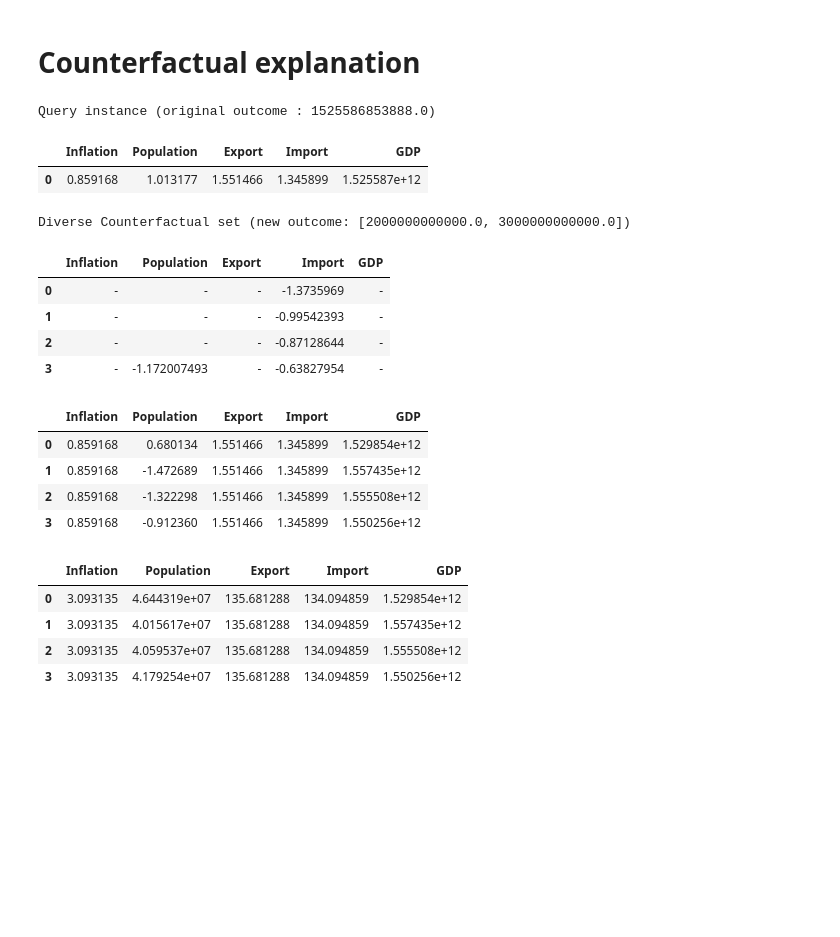
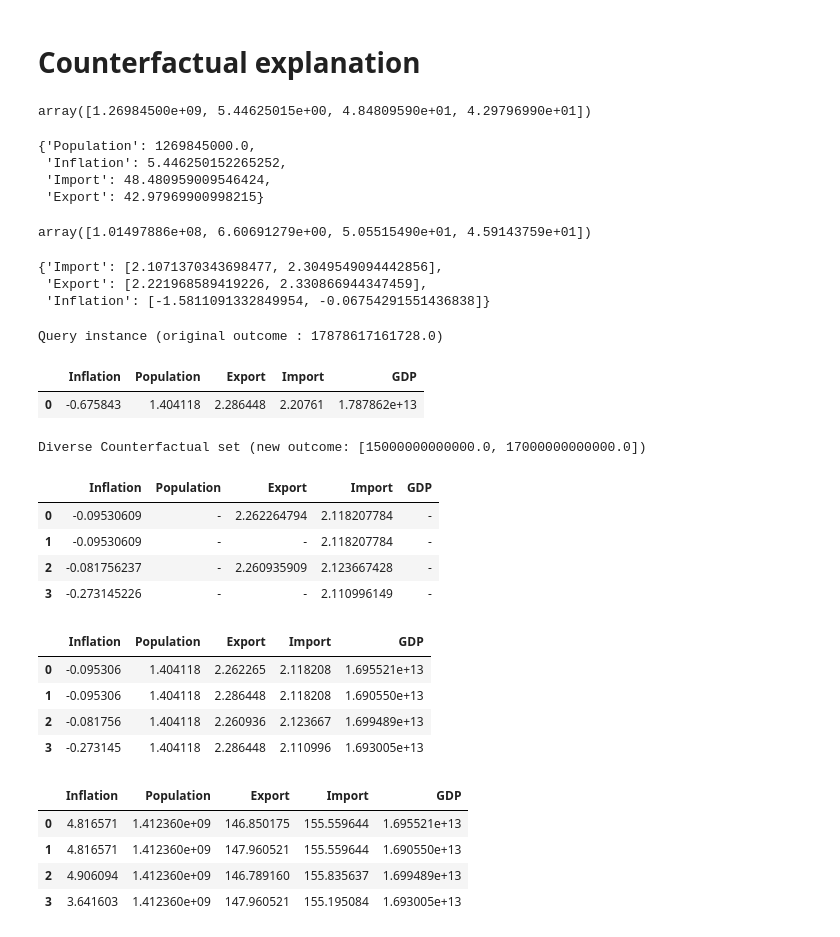
Before and after one commit to Hossein-John/Clustering-Economic-Drivers, a Jupyter notebook: Models/Separate Standardization for Each Country/Counterfactual Explanations.ipynb, the cells around one changed output. Cells and saved outputs as stored; diff of their text form; code cells hidden in the pictures; blank space fills up the shorter version.

```diff
--- a/Models/Separate Standardization for Each Country/Counterfactual Explanations.ipynb
+++ b/Models/Separate Standardization for Each Country/Counterfactual Explanations.ipynb
@@ -28,7 +28,7 @@ main_data
 |  | 2021 | 98.546105 | 15797210.0 | 2.724052e+10 | 185.806800 | 118.756526 |
 7686 rows × 5 columns
 # %%
-country_data = main_data.loc['ESP']
+country_data = main_data.loc['CHN']
 country_data
 # %% [output]
 |  | Inflation | Population | GDP | Export | Import |
@@ -78,58 +78,95 @@ country_data
 # %% [markdown]
 # Counterfactual explanation
+# %%
+scaler.mean_
+# %% [output]
+array([1.26984500e+09, 5.44625015e+00, 4.84809590e+01, 4.29796990e+01])
+# %%
+mean_dict
+# %% [output]
+{'Population': 1269845000.0,
+ 'Inflation': 5.446250152265252,
+ 'Import': 48.480959009546424,
+ 'Export': 42.97969900998215}
+# %%
+scaler.scale_
+# %% [output]
+array([1.01497886e+08, 6.60691279e+00, 5.05515490e+01, 4.59143759e+01])
 # %%
 import dice_ml
 from dice_ml.utils import helpers
+# %%
+feature_names = ['Population', 'Inflation', 'Import', 'Export']
+
+mean_dict = dict(zip(feature_names, scaler.mean_))
+std_dict = dict(zip(feature_names, scaler.scale_))
+
+original_ranges = {
+    'Import': (155, 165),
+    'Export': (145, 150),
+    'Inflation': (-5, 5),
+}
+
+permitted_range_scaled = {
+    feature: [(value - mean_dict[feature]) / std_dict[feature] for value in original_ranges[feature]]
+    for feature in original_ranges
+}
+# %%
+permitted_range_scaled
+# %% [output]
+{'Import': [2.1071370343698477, 2.3049549094442856],
+ 'Export': [2.221968589419226, 2.330866944347459],
+ 'Inflation': [-1.5811091332849954, -0.06754291551436838]}
 # %%
 import dice_ml
 from dice_ml.utils import helpers
 
 d = dice_ml.Data(dataframe=country_data, continuous_features=['Population', 'Inflation', 'Import', 'Export'], outcome_name='GDP')
 
 m = dice_ml.Model(model=model, backend='sklearn', model_type='regressor')
 
 exp = dice_ml.Dice(d, m)
 
 query_instance = country_data.drop(columns="GDP").loc[2021:2021]
 
 
-desired_range = [2e+12, 3e+12]
+desired_range = [1.5e+13, 1.7e+13]
 
-features_to_vary = ['Population', 'Inflation', 'Import', 'Export']
-#permitted_range = {'Population':[0, 10000e6], 'Inflation':[0,20]}
+features_to_vary = ['Inflation', 'Import', 'Export']
 
 dice_exp = exp.generate_counterfactuals(query_instance, total_CFs=4,
+                                        permitted_range=permitted_range_scaled,
                                         features_to_vary=features_to_vary,
                                         desired_range=desired_range)
 
 dice_exp.visualize_as_dataframe(show_only_changes=True)
 # %% [output]
-Query instance (original outcome : 1525586853888.0)
+Query instance (original outcome : 17878617161728.0)
 |  | Inflation | Population | Export | Import | GDP |
-| 0 | 0.859168 | 1.013177 | 1.551466 | 1.345899 | 1.525587e+12 |
+| 0 | -0.675843 | 1.404118 | 2.286448 | 2.20761 | 1.787862e+13 |
-Diverse Counterfactual set (new outcome: [2000000000000.0, 3000000000000.0])
+Diverse Counterfactual set (new outcome: [15000000000000.0, 17000000000000.0])
 |  | Inflation | Population | Export | Import | GDP |
-| 0 | - | - | - | -1.3735969 | - |
-| 1 | - | - | - | -0.99542393 | - |
-| 2 | - | - | - | -0.87128644 | - |
-| 3 | - | -1.172007493 | - | -0.63827954 | - |
+| 0 | -0.09530609 | - | 2.262264794 | 2.118207784 | - |
+| 1 | -0.09530609 | - | - | 2.118207784 | - |
+| 2 | -0.081756237 | - | 2.260935909 | 2.123667428 | - |
+| 3 | -0.273145226 | - | - | 2.110996149 | - |
 # %%
 cf_df = dice_exp.cf_examples_list[0].final_cfs_df
 # %%
 cf_df
 # %% [output]
 |  | Inflation | Population | Export | Import | GDP |
-| 0 | 0.859168 | 0.680134 | 1.551466 | 1.345899 | 1.529854e+12 |
-| 1 | 0.859168 | -1.472689 | 1.551466 | 1.345899 | 1.557435e+12 |
-| 2 | 0.859168 | -1.322298 | 1.551466 | 1.345899 | 1.555508e+12 |
-| 3 | 0.859168 | -0.912360 | 1.551466 | 1.345899 | 1.550256e+12 |
+| 0 | -0.095306 | 1.404118 | 2.262265 | 2.118208 | 1.695521e+13 |
+| 1 | -0.095306 | 1.404118 | 2.286448 | 2.118208 | 1.690550e+13 |
+| 2 | -0.081756 | 1.404118 | 2.260936 | 2.123667 | 1.699489e+13 |
+| 3 | -0.273145 | 1.404118 | 2.286448 | 2.110996 | 1.693005e+13 |
 # %%
 cf_df[features_columns] = scaler.inverse_transform(cf_df[features_columns])
 # %%
 cf_df
 # %% [output]
 |  | Inflation | Population | Export | Import | GDP |
-| 0 | 3.093135 | 4.644319e+07 | 135.681288 | 134.094859 | 1.529854e+12 |
-| 1 | 3.093135 | 4.015617e+07 | 135.681288 | 134.094859 | 1.557435e+12 |
-| 2 | 3.093135 | 4.059537e+07 | 135.681288 | 134.094859 | 1.555508e+12 |
-| 3 | 3.093135 | 4.179254e+07 | 135.681288 | 134.094859 | 1.550256e+12 |
+| 0 | 4.816571 | 1.412360e+09 | 146.850175 | 155.559644 | 1.695521e+13 |
+| 1 | 4.816571 | 1.412360e+09 | 147.960521 | 155.559644 | 1.690550e+13 |
+| 2 | 4.906094 | 1.412360e+09 | 146.789160 | 155.835637 | 1.699489e+13 |
+| 3 | 3.641603 | 1.412360e+09 | 147.960521 | 155.195084 | 1.693005e+13 |
```
Also changed, not shown: parts of 4 cells of this notebook, 3 other files.
